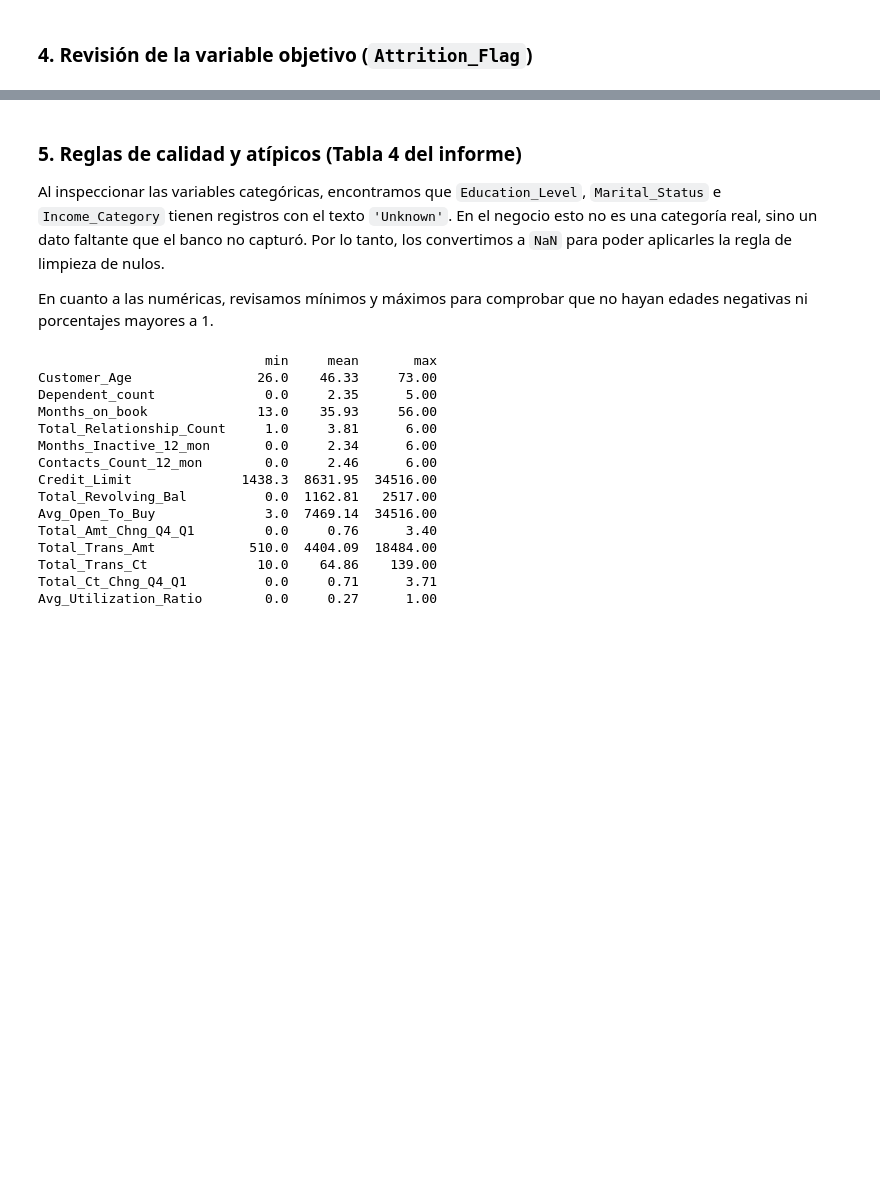
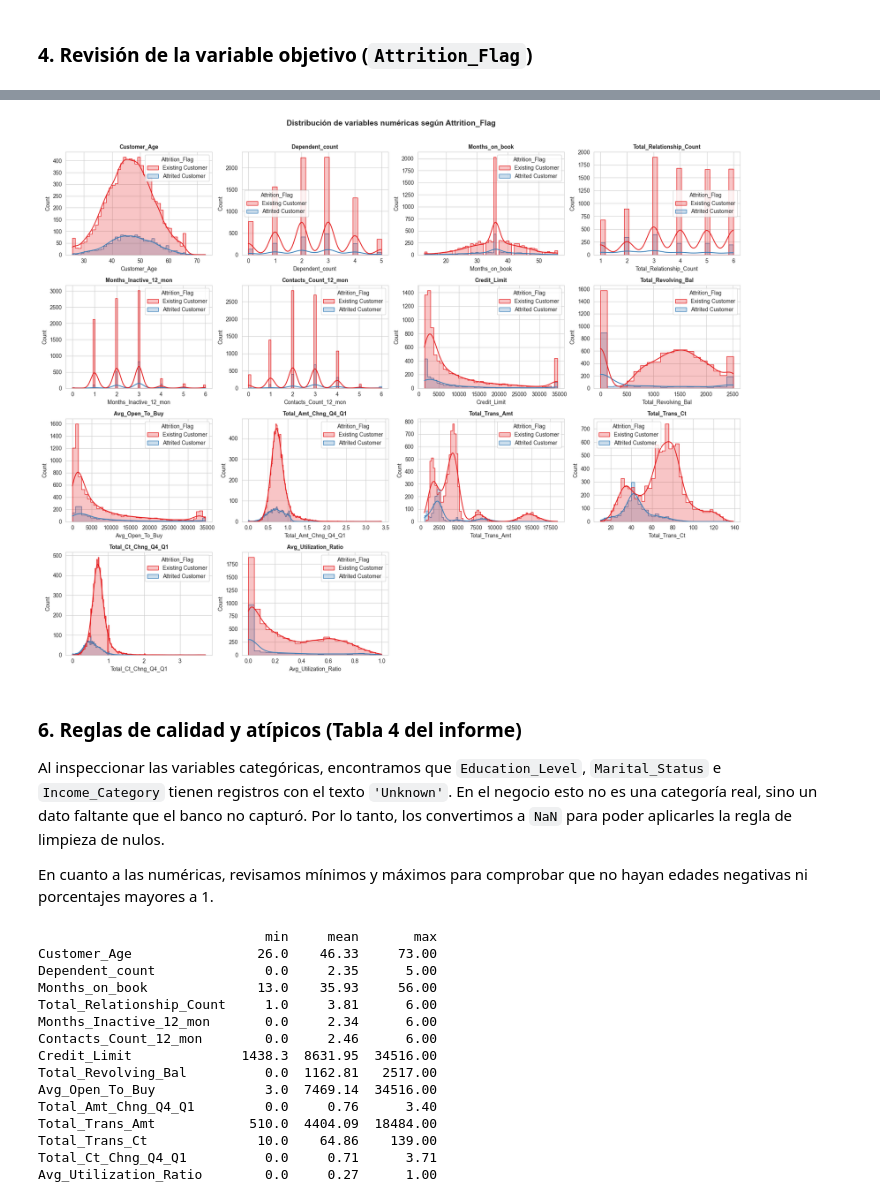
Before and after one commit to dani1309/Clasificacion-de-dataos, a Jupyter notebook: Credit card Chum/01_Preparacion_de_Datos.ipynb, the cells around one changed output, grey strips where cells are left out. Drawn from its saved outputs; the diff is of its cells as text; code cells hidden in the pictures; blank space fills up the shorter version.

```diff
--- a/Credit card Chum/01_Preparacion_de_Datos.ipynb
+++ b/Credit card Chum/01_Preparacion_de_Datos.ipynb
@@ -86,5 +160,18 @@ Name: proportion, dtype: float64
+# %%
+# Histogramas de las variables numéricas por clase
+fig, axes = plt.subplots(4, 4, figsize=(18, 14))
+for ax, col in zip(axes.flat, num_cols):
+    sns.histplot(data=df_limpio, x=col, hue='Attrition_Flag', kde=True, ax=ax, palette='Set1', element='step')
+    ax.set_title(col, fontsize=10, fontweight='bold')
+for ax in axes.flat[len(num_cols):]:
+    ax.axis('off')
+plt.suptitle("Distribución de variables numéricas según Attrition_Flag", fontsize=14, fontweight='bold', y=1.01)
+plt.tight_layout()
+plt.show()
+# %% [output]
+[figure, added]
 # %% [markdown]
-### 5. Reglas de calidad y atípicos (Tabla 4 del informe)
+### 6. Reglas de calidad y atípicos (Tabla 4 del informe)
 Al inspeccionar las variables categóricas, encontramos que `Education_Level`, `Marital_Status` e `Income_Category` tienen registros con el texto `'Unknown'`.
 En el negocio esto no es una categoría real, sino un dato faltante que el banco no capturó. Por lo tanto, los convertimos a `NaN` para poder aplicarles la regla de limpieza de nulos.
 
```
Also changed, not shown: parts of 13 cells of this notebook, 2 other files.
